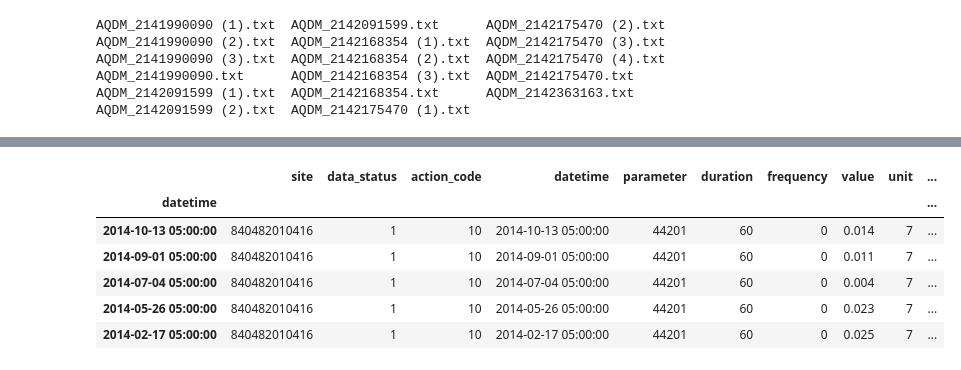
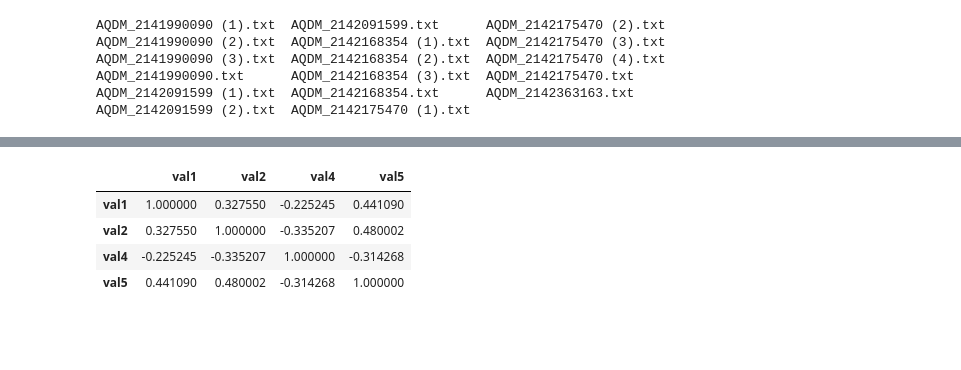
Before and after one commit to AllenDowney/AtmoChem, a Jupyter notebook: AirQualityData/el_paso.ipynb, the cells around one changed output, grey strips where cells are left out. Cells and saved outputs as stored; diff of their text form; code cells hidden in the pictures; blank space fills up the shorter version.

Commit message:
Updating el_paso notebook

```diff
--- a/AirQualityData/el_paso.ipynb
+++ b/AirQualityData/el_paso.ipynb
@@ -34,0 +103,3 @@ df.head()
+# %%
+df2 = read_file(filename = 'El Paso Chamizal/AQDM_2142091599.txt')
+df2.describe()
@@ -34,0 +132,3 @@ df.head()
+# %%
+df4 = read_file(filename = 'El Paso Chamizal/AQDM_2142175470.txt')
+df4.describe()
@@ -34,0 +145,3 @@ df.head()
+# %%
+df5 = read_file(filename = 'El Paso Chamizal/AQDM_2142363163.txt')
+df5.describe()
@@ -34,0 +158,6 @@ df.head()
+# %%
+df = pd.DataFrame({'val1': df1.value,
+                   'val2': df2.value,
+                   'val4': df4.value,
+                   'val5': df5.value,})
+df
@@ -35,10 +184,8 @@ df.head()
 # %%
-df.tail()
+df.corr()
 # %% [output]
-|  | site | data_status | action_code | datetime | parameter | duration | frequency | value | unit | ... |
-| datetime |  |  |  |  |  |  |  |  |  | ... |
-| 2014-10-13 05:00:00 | 840482010416 | 1 | 10 | 2014-10-13 05:00:00 | 44201 | 60 | 0 | 0.014 | 7 | ... |
-| 2014-09-01 05:00:00 | 840482010416 | 1 | 10 | 2014-09-01 05:00:00 | 44201 | 60 | 0 | 0.011 | 7 | ... |
-| 2014-07-04 05:00:00 | 840482010416 | 1 | 10 | 2014-07-04 05:00:00 | 44201 | 60 | 0 | 0.004 | 7 | ... |
-| 2014-05-26 05:00:00 | 840482010416 | 1 | 10 | 2014-05-26 05:00:00 | 44201 | 60 | 0 | 0.023 | 7 | ... |
-| 2014-02-17 05:00:00 | 840482010416 | 1 | 10 | 2014-02-17 05:00:00 | 44201 | 60 | 0 | 0.025 | 7 | ... |
+|  | val1 | val2 | val4 | val5 |
+| val1 | 1.000000 | 0.327550 | -0.225245 | 0.441090 |
+| val2 | 0.327550 | 1.000000 | -0.335207 | 0.480002 |
+| val4 | -0.225245 | -0.335207 | 1.000000 | -0.314268 |
+| val5 | 0.441090 | 0.480002 | -0.314268 | 1.000000 |
```
Also changed, not shown: parts of 24 cells of this notebook.
